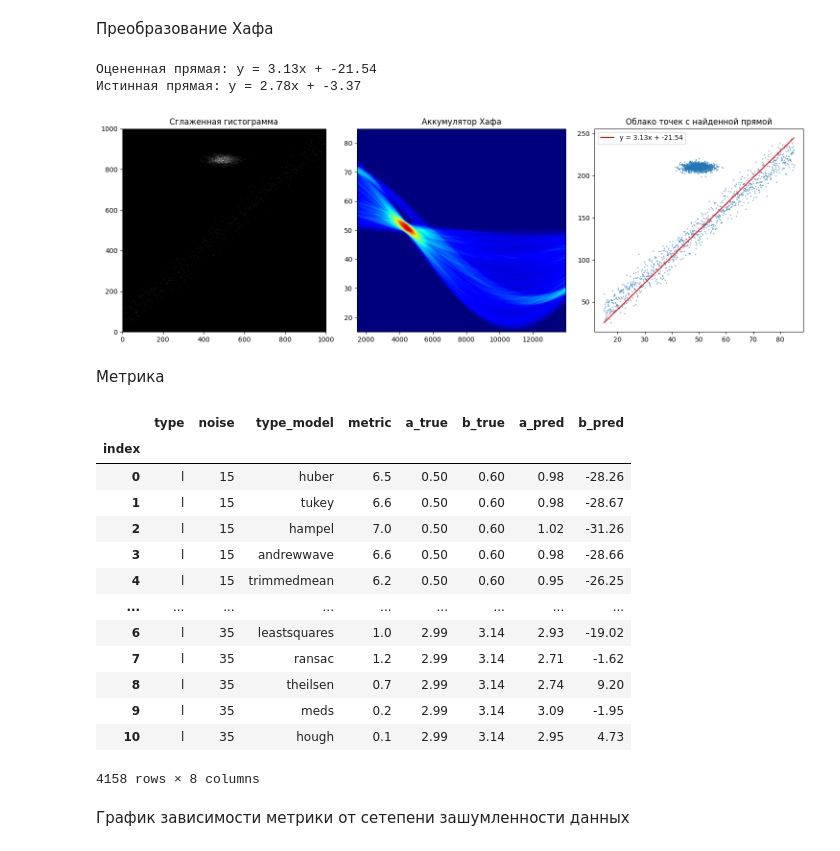
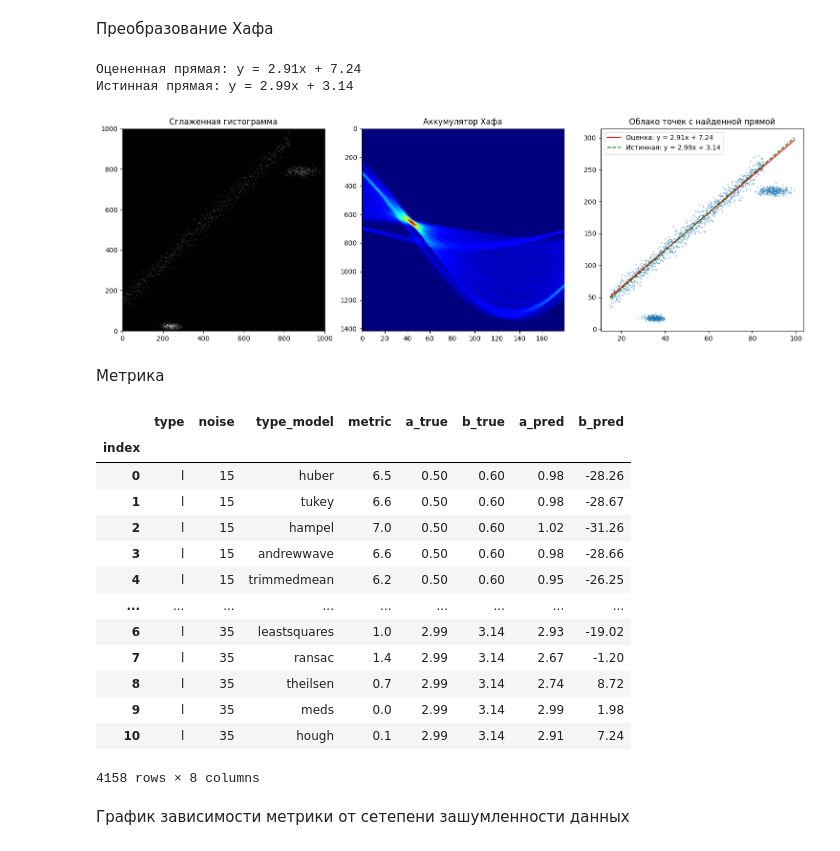
Before and after one commit to tufyaa/ippi, a Jupyter notebook: tests_lin/test_lin.ipynb, the cells around one changed output. Drawn from its saved outputs; the diff is of its cells as text; code cells hidden in the pictures.

Commit message:
remake graphs

```diff
--- a/tests_lin/test_lin.ipynb
+++ b/tests_lin/test_lin.ipynb
@@ -292,7 +292,7 @@ def create_histogram(points, n=1000):
 def smooth_image(img, ksize=5, sigma=2.0):
     return cv2.GaussianBlur(img, (ksize, ksize), sigma)
 
-def fast_hough_transform(img, theta=np.linspace(-np.pi/2, np.pi/2, 360)):
+def fast_hough_transform(img, theta=np.linspace(-np.pi/2, np.pi/2, 180)):
     return hough_line(img, theta=theta)
 
 def extract_best_line(accumulator, theta, d, threshold=20):
@@ -327,7 +327,7 @@ def pixel_line_to_data_line(a_pix, b_pix, x_min, x_max, y_min, y_max, n):
 
     return line_func
 
-def fht_line_extraction(points, n=200, ksize=5, sigma=5.0, threshold=15):
+def fht_line_extraction(points, n=500, ksize=5, sigma=5.0, threshold=15):
     """
     Полный пайплайн БПХ.
       1) Гистограмма + транспонирование => hist[row, col],
@@ -367,7 +367,8 @@ def fht_line_extraction(points, n=200, ksize=5, sigma=5.0, threshold=15):
 
     return (line_func, a_real, b_real, a_pix, b_pix, accumulator, ranges)
 
-def plot_fht_results(points, hist, line_func, a_real, b_real, accumulator, ranges):
+def plot_fht_results(points, hist, line_func, a_real, b_real, accumulator, ranges,
+                     true_a=None, true_b=None):
     x_min, x_max, y_min, y_max = ranges
     plt.figure(figsize=(15, 5))
 
@@ -377,44 +378,48 @@ def plot_fht_results(points, hist, line_func, a_real, b_real, accumulator, range
                cmap='gray', origin='lower')
     plt.title('Сглаженная гистограмма')
 
     # Пространство Хафа
     plt.subplot(132)
-    plt.imshow(accumulator, cmap='jet', aspect='auto',
-               extent=[np.rad2deg(ranges[2]), np.rad2deg(ranges[3]),
-                       ranges[0], ranges[1]])
+    plt.imshow(accumulator, cmap='jet', aspect='auto')
     plt.title('Аккумулятор Хафа')
 
     # Результат
     plt.subplot(133)
-    plt.scatter(points[:,0], points[:,1], s=1, alpha=0.5)
+    plt.scatter(points[:, 0], points[:, 1], s=1, alpha=0.5)
+
     x_vals = np.linspace(x_min, x_max, 100)
     plt.plot(x_vals, line_func(x_vals), 'r-',
-             label=f'y = {a_real:.2f}x + {b_real:.2f}')
+             label=f'Оценка: y = {a_real:.2f}x + {b_real:.2f}')
+
+    if true_a is not None and true_b is not None:
+        plt.plot(x_vals, true_a * x_vals + true_b, 'g--',
+                 label=f'Истинная: y = {true_a:.2f}x + {true_b:.2f}')
+
     plt.title('Облако точек с найденной прямой')
     plt.legend()
     plt.tight_layout()
     plt.show()
 
 # Пример использования
-# filepath = r"C:\proga\ippi\generators\lin\data_outliers\l_2.99_3.14_s_269_269.csv"
-filepath = r"C:\proga\ippi\generators\lin\data_outliers\l_2.78_-3.37_s_1222.csv"
+filepath = r"C:\proga\ippi\generators\lin\data_outliers\l_2.99_3.14_s_269_269.csv"
+# filepath = r"C:\proga\ippi\generators\lin\data_outliers\l_2.78_-3.37_s_1222.csv"
 x, y, meta = process_file(filepath)  # Ваша функция загрузки данных
 
 result = fht_line_extraction(np.column_stack((x, y)))
 if result:
     line_func, a_real, b_real, a_pix, b_pix, accumulator, ranges = result
     print(f"Оцененная прямая: y = {a_real:.2f}x + {b_real:.2f}")
 
     if 'params' in meta:
         print(f"Истинная прямая: y = {meta['params']['a']:.2f}x + {meta['params']['b']:.2f}")
 
     plot_fht_results(np.column_stack((x, y)),
                     smooth_image(create_histogram(np.column_stack((x, y)))[0]),
-                    line_func, a_real, b_real, accumulator, ranges)
+                    line_func, a_real, b_real, accumulator, ranges, meta['params']['a'], meta['params']['b'])
 # %% [output]
-Оцененная прямая: y = 3.13x + -21.54
-Истинная прямая: y = 2.78x + -3.37
+Оцененная прямая: y = 2.91x + 7.24
+Истинная прямая: y = 2.99x + 3.14
-[figure, old version]
+[figure, new version]
 # %% [markdown]
 Метрика
 # %%
@@ -545,7 +550,7 @@ def solve(filepath, plot_reg=False):
 
             metric_val = compute_metric(x, y, meta, a_pred, b_pred) if not np.isnan(a_pred) else np.nan
         else:
-            a_pred, b_pred = robust_regression_signal(x, y, method=method, epsilon=1.35)
+            a_pred, b_pred = robust_regression_signal(x, y, method=method, epsilon=0.2)
             metric_val = compute_metric(x, y, meta, a_pred, b_pred)
 
         results.append({
@@ -588,10 +593,10 @@ df
 | 4 | l | 15 | trimmedmean | 6.2 | 0.50 | 0.60 | 0.95 | -26.25 |
 | ... | ... | ... | ... | ... | ... | ... | ... | ... |
 | 6 | l | 35 | leastsquares | 1.0 | 2.99 | 3.14 | 2.93 | -19.02 |
-| 7 | l | 35 | ransac | 1.2 | 2.99 | 3.14 | 2.71 | -1.62 |
-| 8 | l | 35 | theilsen | 0.7 | 2.99 | 3.14 | 2.74 | 9.20 |
-| 9 | l | 35 | meds | 0.2 | 2.99 | 3.14 | 3.09 | -1.95 |
-| 10 | l | 35 | hough | 0.1 | 2.99 | 3.14 | 2.95 | 4.73 |
+| 7 | l | 35 | ransac | 1.4 | 2.99 | 3.14 | 2.67 | -1.20 |
+| 8 | l | 35 | theilsen | 0.7 | 2.99 | 3.14 | 2.74 | 8.72 |
+| 9 | l | 35 | meds | 0.0 | 2.99 | 3.14 | 2.99 | 1.98 |
+| 10 | l | 35 | hough | 0.1 | 2.99 | 3.14 | 2.91 | 7.24 |
 4158 rows × 8 columns
 # %%
 df.to_csv("results.csv")
```
Also changed, not shown: parts of 4 cells of this notebook, 6 other files.
